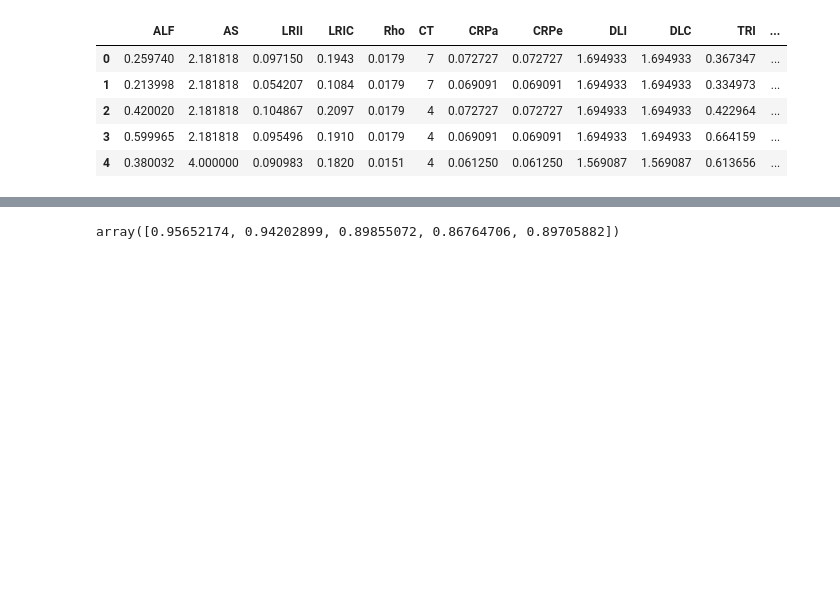
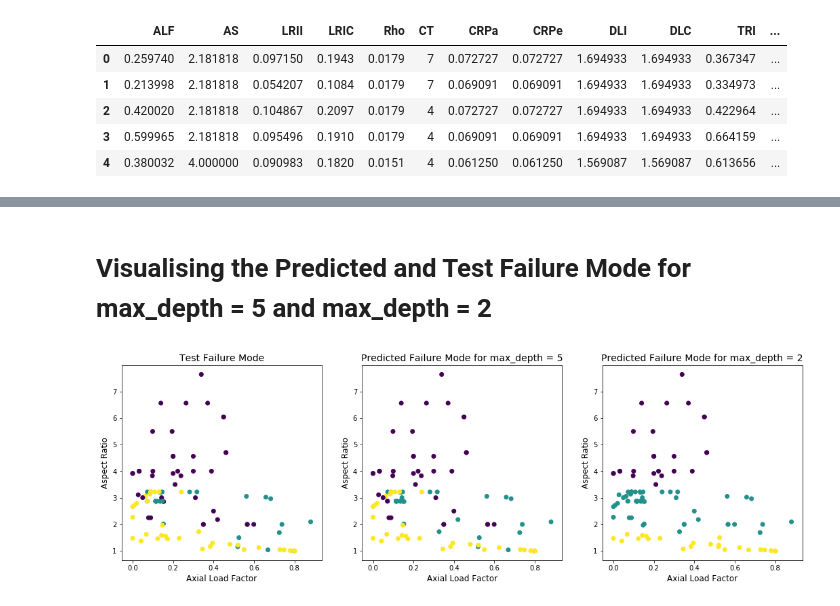
Before and after one commit to Godfred-oops/PROJECTS, a Jupyter notebook: recColumn.ipynb, the cells around one changed output, grey strips where cells are left out. Cells and saved outputs as stored; diff of their text form; code cells hidden in the pictures; blank space fills up the shorter version.

```diff
--- a/recColumn.ipynb
+++ b/recColumn.ipynb
@@ -205,8 +231,50 @@ rec.score(X_test, y_test)
-# %%
-from sklearn.model_selection import cross_val_score
-cross_val_score(DecisionTreeClassifier(), X_train, y_train,cv =5)
-# %% [output]
-array([0.95652174, 0.94202899, 0.89855072, 0.86764706, 0.89705882])
+# %% [markdown]
+# Visualising the Predicted and Test Failure Mode for max_depth = 5 and max_depth = 2
+# %%
+import numpy as np
+from sklearn.tree import DecisionTreeClassifier
+rec_2 = DecisionTreeClassifier(max_depth = 2)
+rec_2_model = rec_2.fit(X_train, y_train)
+
+#y_predicted for max_depth = 5
+y_predicted_5 = rec.predict(X_test).reshape(1, len(X_test))
+
+#y_predicted for max_depth = 2
+y_predicted_2 = rec_2_model.predict(X_test).reshape(1, len(X_test))
+Failure_mode = y_test.reshape(1, len(y_test))
+
+
+Axial_load_factor = np.array(X_test[['ALF']]).reshape(1,len(X_test[['ALF']]))
+Aspect_Ratio = np.array(X_test[['AS']]).reshape(1,len(X_test[['AS']]))
+
+
+
+plt.figure(figsize= (18,18))
+ax1 = plt.subplot2grid((3,3), (0,0))
+ax2 = plt.subplot2grid((3,3), (0,1))
+ax3 = plt.subplot2grid((3,3), (0,2))
+
+
+#plot for the test failure mode
+ax1.scatter(Axial_load_factor, Aspect_Ratio, c = Failure_mode)
+ax1.set_xlabel('Axial Load Factor',fontsize = 12)
+ax1.set_ylabel('Aspect Ratio',fontsize = 12)
+ax1.set_title('Test Failure Mode', fontsize = 14)
+
+#plot for the predicted failure mode for the max_depth = 5
+ax2.scatter(Axial_load_factor, Aspect_Ratio, c = y_predicted_5)
+ax2.set_xlabel('Axial Load Factor', fontsize = 12)
+ax2.set_ylabel('Aspect Ratio', fontsize = 12)
+ax2.set_title('Predicted Failure Mode for max_depth = 5', fontsize = 14)
+
+#plot for the predicted failure mode for the max_depth = 2
+ax3.scatter(Axial_load_factor, Aspect_Ratio, c = y_predicted_2)
+ax3.set_xlabel('Axial Load Factor', fontsize = 12)
+ax3.set_ylabel('Aspect Ratio', fontsize = 12)
+ax3.set_title('Predicted Failure Mode for max_depth = 2', fontsize = 14)
+plt.show()
+# %% [output]
+[figure, added]
 # %%
 from sklearn.svm import SVC
 from sklearn.ensemble import RandomForestClassifier
```
Also changed, not shown: parts of 22 cells of this notebook, 1 other file.
